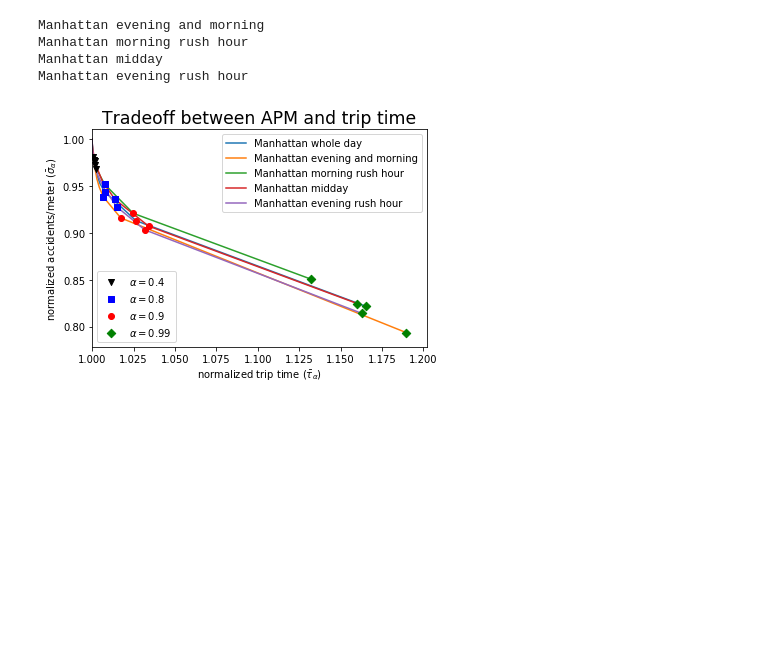
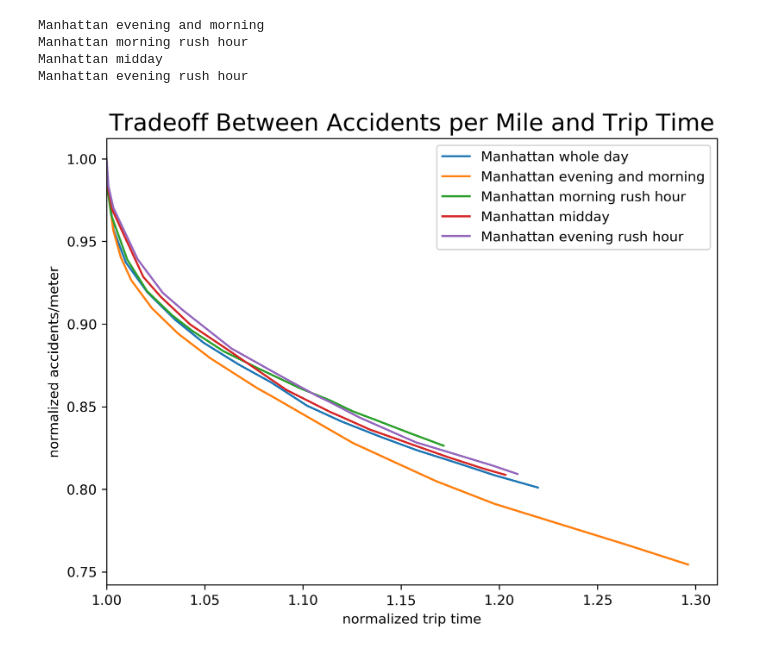
Before and after one commit to dcarmod2/VisionZeroTheory_Submission, a Jupyter notebook: MAIN_comparePlots.ipynb, the cells around one changed output. Saved outputs shown, nothing was run; the diff lists cells and outputs as text; code cells hidden in the pictures; blank space fills up the shorter version.

```diff
--- a/MAIN_comparePlots.ipynb
+++ b/MAIN_comparePlots.ipynb
@@ -23,14 +23,14 @@ import MAIN_config_hour_of_day as config
 External files
 # %%
 dir_names=config.dirnames
-curvefigfile="curve_compare.png"
-scatterfigfile="scatter_compare.png"
+curvefigfile="curve_compare_production.png"
+scatterfigfile="scatter_compare_production.png"
 # %%
 TradeoffDict={}
 for d,dirname in enumerate(dir_names):
     dataName=dirname+"/data.p"
     windowname=config.windower(d).name
-    dataName=dirname+"/data.p"
+    #dataName=dirname+"/data.p"
     data=pickle.load(open(dataName,"rb"))
     TradeoffDict[windowname]=makeplots.tradeoff(data)
 # %% [output]
@@ -56,43 +56,44 @@ def get_offset(ind):
     if ind==6:
         return (100,-20)
     if ind==7:
         return (-10,-40)
     if ind==8:
         return (40,40)
     if ind==9:
         return (0,40)
     if ind==10:
         return (0,40)
 
-plotter.figure()
+plotter.figure(figsize=(8,6),dpi=300)
 labels = ['alpha 0.{0}'.format(i) for i in range(0,10)]
 lines=[]
 for ind,(windowname,tradeoff) in enumerate(TradeoffDict.items()):
     points=tradeoff.curve()
     l, = plotter.plot(points["rel_time"],points["rel_APM"],label=windowname,zorder=1)
-    s1=plotter.scatter(points["rel_time"].iloc[5],points["rel_APM"].iloc[5],label=None,marker = 'v',zorder=4,color='black')
-    s2=plotter.scatter(points["rel_time"].iloc[8],points["rel_APM"].iloc[8],label=None,marker = 's',zorder=3,color='blue')
-    s3=plotter.scatter(points["rel_time"].iloc[9],points["rel_APM"].iloc[9],label=None,marker = 'o',zorder=5,color='red')
-    s4=plotter.scatter(points["rel_time"].iloc[10],points["rel_APM"].iloc[10],label=None,marker = 'D',zorder=2,color='green')
-    lines.append(l)
+    #s1=plotter.scatter(points["rel_time"].iloc[3],points["rel_APM"].iloc[3],label=None,marker = 'v',zorder=4,color='black')
+    #s2=plotter.scatter(points["rel_time"].iloc[6],points["rel_APM"].iloc[6],label=None,marker = 's',zorder=3,color='blue')
+    #s3=plotter.scatter(points["rel_time"].iloc[10],points["rel_APM"].iloc[10],label=None,marker = 'o',zorder=5,color='red')
+    #s4=plotter.scatter(points["rel_time"].iloc[15],points["rel_APM"].iloc[15],label=None,marker = 'D',zorder=2,color='green')
+    #lines.append(l)
+#plotter.scatter(points["rel_time"],points["rel_APM"])
 #for ind,(alpha,row) in enumerate(points.iterrows()):
 #        x,y = row
 #        plotter.annotate(
 #            '$\\alpha=${:.1f}'.format(alpha),
 #            xy=(x, y), xytext=get_offset(ind),
 #            textcoords='offset points', ha='right', va='bottom',
 #            bbox=None,#dict(boxstyle='round,pad=0.5', fc='yellow', alpha=0.5),
 #            arrowprops=dict(arrowstyle = '->', connectionstyle='arc3,rad=0')
 #            ,fontsize='large')
 plotter.xlim(1,)
-plotter.title("Tradeoff between APM and trip time",fontsize='xx-large')
-plotter.xlabel("normalized trip time ($\\bar\\tau_{\\alpha}$)",fontsize='medium')
-plotter.ylabel("normalized accidents/meter ($\\bar\sigma_{\\alpha}$)",fontsize='medium')
-legend2=plotter.legend((s1,s2,s3,s4),('$\\alpha=0.4$','$\\alpha=0.8$','$\\alpha=0.9$','$\\alpha=0.99$'),loc=3)
+plotter.title("Tradeoff Between Accidents per Mile and Trip Time",fontsize='xx-large')
+plotter.xlabel("normalized trip time",fontsize='medium')# ($\\bar\\tau_{\\alpha}$)",fontsize='medium')
+plotter.ylabel("normalized accidents/meter",fontsize='medium')# ($\\bar\sigma_{\\alpha}$)",fontsize='medium')
+#legend2=plotter.legend((s1,s2,s3,s4),('$\\alpha=0.82$','$\\alpha=0.94$','$\\alpha=0.98$','$\\alpha=1.0$'),loc=3)
 plotter.legend()
-plotter.gca().add_artist(legend2)
-#plotter.savefig(curvefigfile,bbox_inches='tight')
+#plotter.gca().add_artist(legend2)
+plotter.savefig(curvefigfile,bbox_inches='tight')
 plotter.show()
 plotter.close()
 # %% [output]
-[figure, old version]
+[figure, new version]
```
Also changed, not shown: parts of 10 cells of this notebook, 11 other files.
